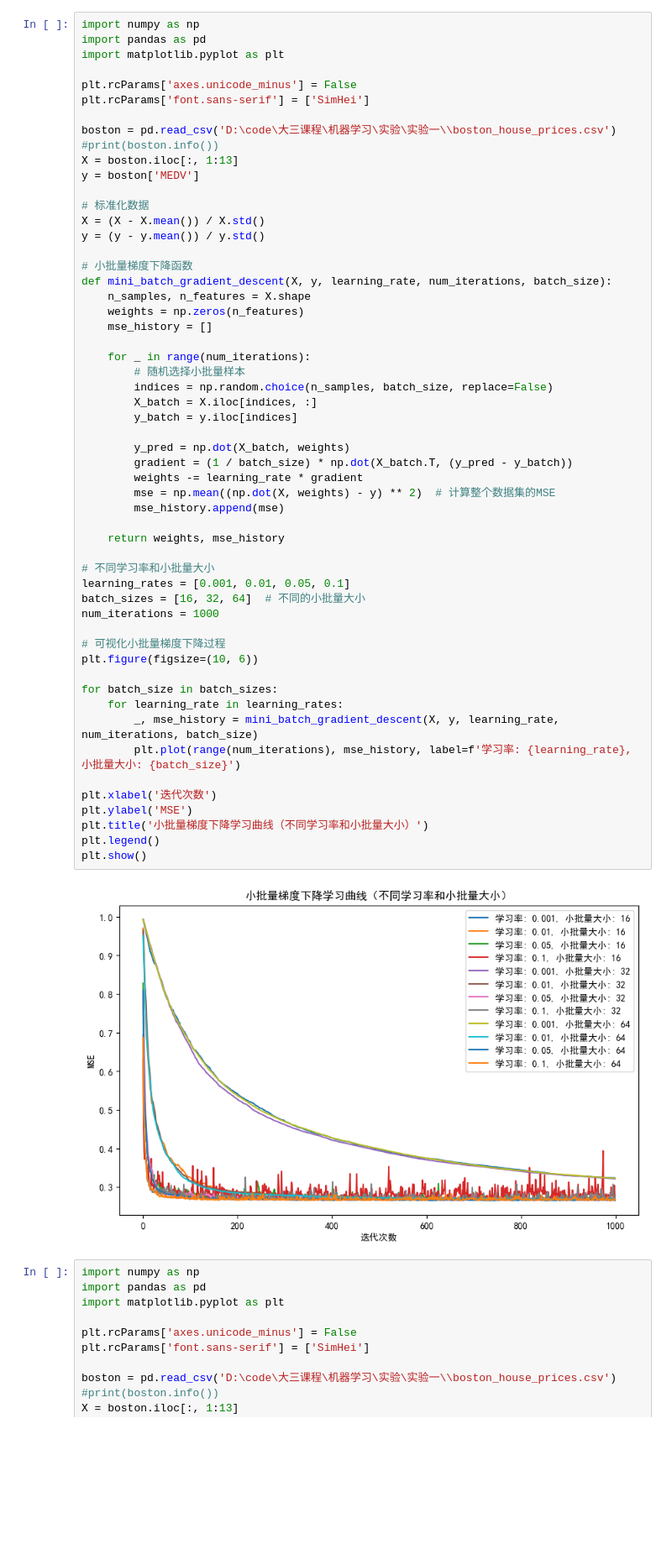
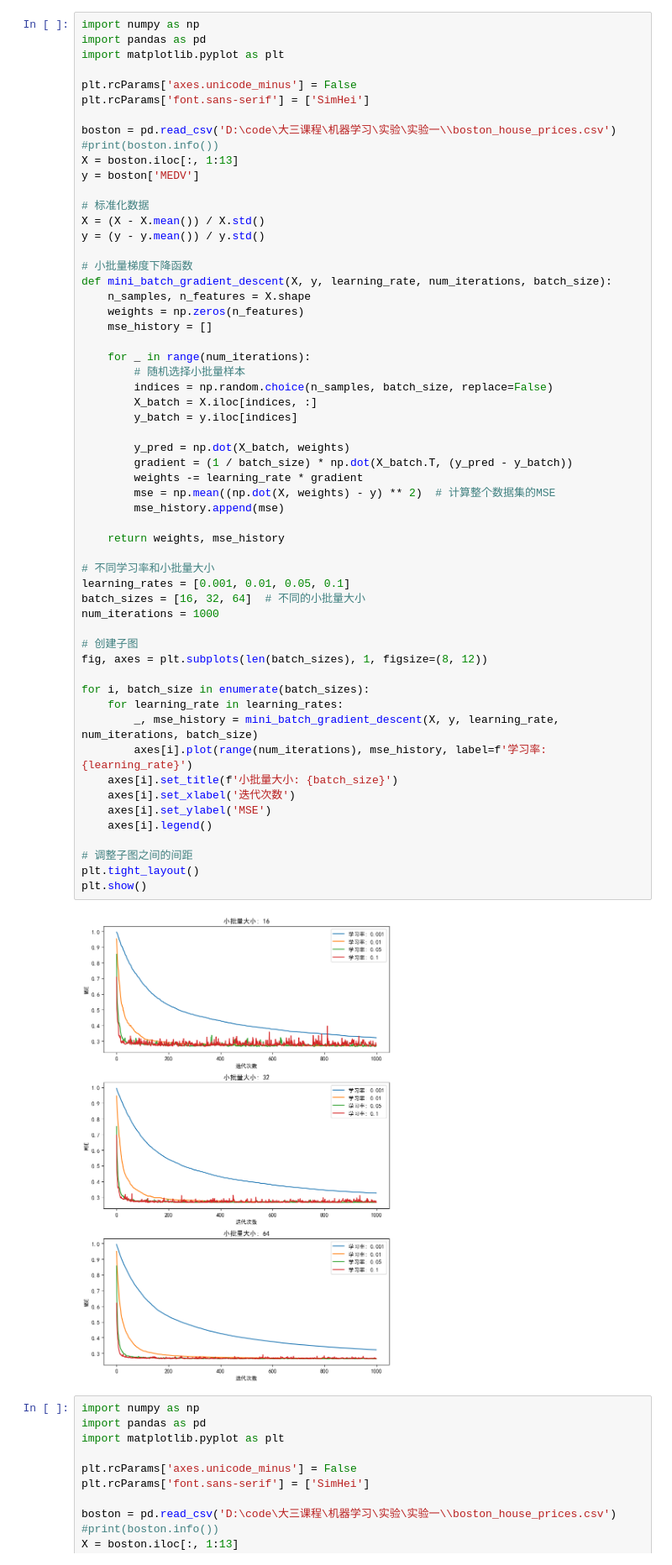
Before and after one commit to W-ayang/Junior_course, a Jupyter notebook: 机器学习/实验/实验一/test1.ipynb, the cells around one changed output. Shown at 84% size. Drawn from its saved outputs; the diff is of its cells as text; blank space fills up the shorter version.

```diff
--- a/机器学习/实验/实验一/test1.ipynb
+++ b/机器学习/实验/实验一/test1.ipynb
@@ -96,42 +96,44 @@ y = (y - y.mean()) / y.std()
 def mini_batch_gradient_descent(X, y, learning_rate, num_iterations, batch_size):
     n_samples, n_features = X.shape
     weights = np.zeros(n_features)
     mse_history = []
 
     for _ in range(num_iterations):
         # 随机选择小批量样本
         indices = np.random.choice(n_samples, batch_size, replace=False)
         X_batch = X.iloc[indices, :]
         y_batch = y.iloc[indices]
 
         y_pred = np.dot(X_batch, weights)
         gradient = (1 / batch_size) * np.dot(X_batch.T, (y_pred - y_batch))
         weights -= learning_rate * gradient
         mse = np.mean((np.dot(X, weights) - y) ** 2)  # 计算整个数据集的MSE
         mse_history.append(mse)
 
     return weights, mse_history
 
 # 不同学习率和小批量大小
 learning_rates = [0.001, 0.01, 0.05, 0.1]
 batch_sizes = [16, 32, 64]  # 不同的小批量大小
 num_iterations = 1000
 
-# 可视化小批量梯度下降过程
-plt.figure(figsize=(10, 6))
+# 创建子图
+fig, axes = plt.subplots(len(batch_sizes), 1, figsize=(8, 12))
 
-for batch_size in batch_sizes:
+for i, batch_size in enumerate(batch_sizes):
     for learning_rate in learning_rates:
         _, mse_history = mini_batch_gradient_descent(X, y, learning_rate, num_iterations, batch_size)
-        plt.plot(range(num_iterations), mse_history, label=f'学习率: {learning_rate}, 小批量大小: {batch_size}')
+        axes[i].plot(range(num_iterations), mse_history, label=f'学习率: {learning_rate}')
+    axes[i].set_title(f'小批量大小: {batch_size}')
+    axes[i].set_xlabel('迭代次数')
+    axes[i].set_ylabel('MSE')
+    axes[i].legend()
 
-plt.xlabel('迭代次数')
-plt.ylabel('MSE')
-plt.title('小批量梯度下降学习曲线（不同学习率和小批量大小）')
-plt.legend()
+# 调整子图之间的间距
+plt.tight_layout()
 plt.show()
 # %% [output]
-[figure, old version]
+[figure, new version]
 # %%
 import numpy as np
 import pandas as pd
```
Also changed, not shown: 1 other file.
